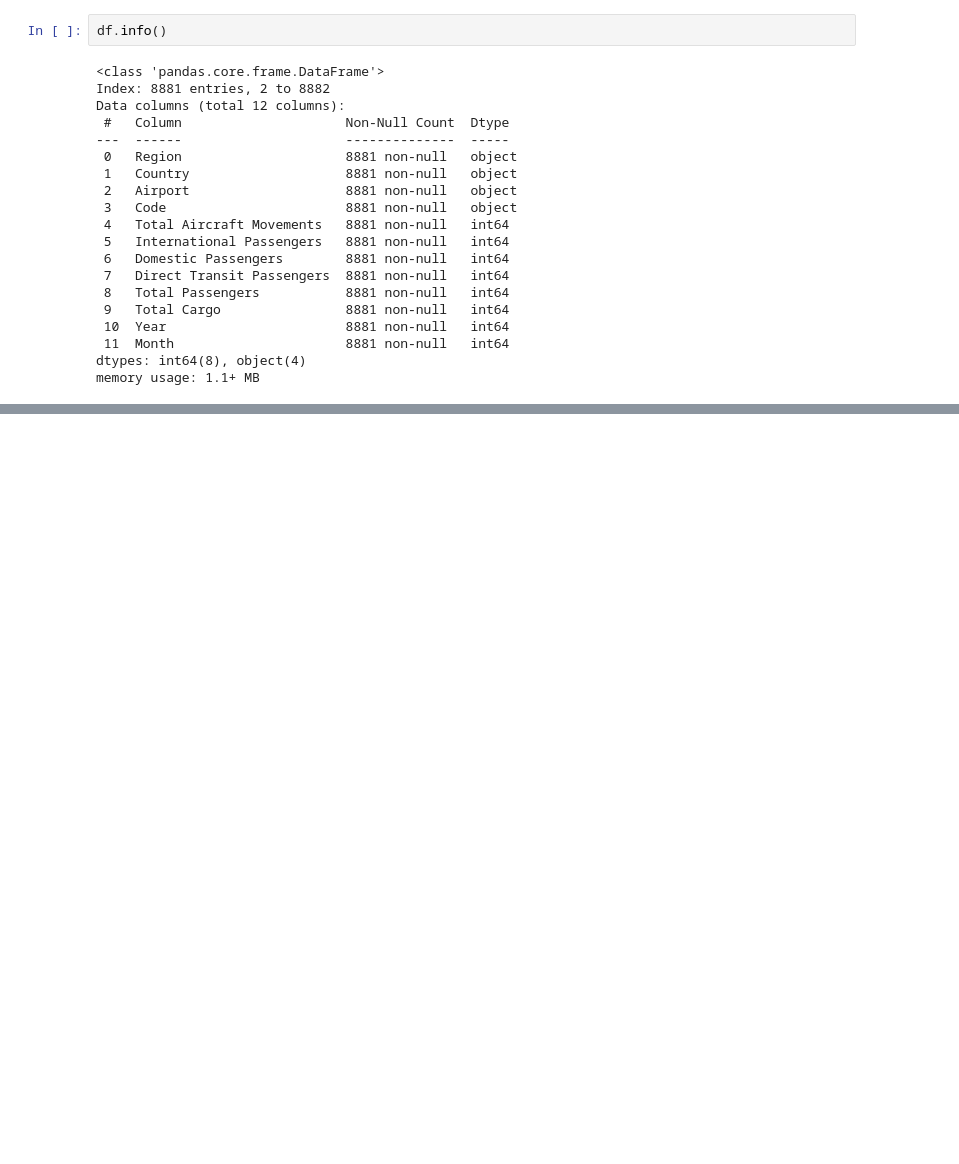
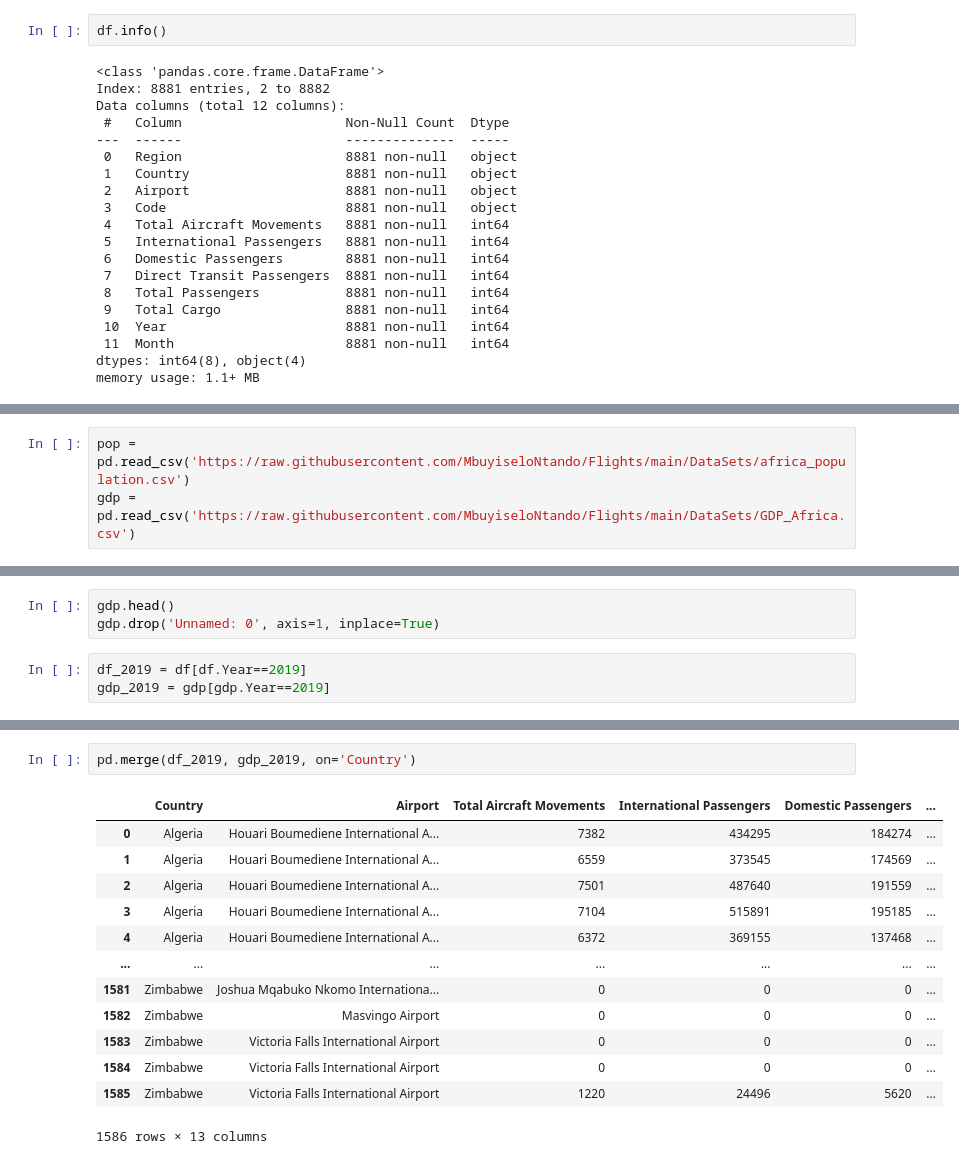
Before and after one commit to MbuyiseloNtando/Flights, a Jupyter notebook: Africa.ipynb, the cells around one changed output, grey strips where cells are left out. Drawn from its saved outputs; the diff is of its cells as text; blank space fills up the shorter version.

```diff
--- a/Africa.ipynb
+++ b/Africa.ipynb
@@ -163,0 +155,3 @@ Countr_TotMove.plot(kind = 'bar')
+# %%
+pop = pd.read_csv('https://raw.githubusercontent.com/MbuyiseloNtando/Flights/main/DataSets/africa_population.csv')
+gdp = pd.read_csv('https://raw.githubusercontent.com/MbuyiseloNtando/Flights/main/DataSets/GDP_Africa.csv')
@@ -163,0 +169,6 @@ Countr_TotMove.plot(kind = 'bar')
+# %%
+gdp.head()
+gdp.drop('Unnamed: 0', axis=1, inplace=True)
+# %%
+df_2019 = df[df.Year==2019]
+gdp_2019 = gdp[gdp.Year==2019]
@@ -163,0 +192,16 @@ Countr_TotMove.plot(kind = 'bar')
+# %%
+pd.merge(df_2019, gdp_2019, on='Country')
+# %% [output]
+|  | Country | Airport | Total Aircraft Movements | International Passengers | Domestic Passengers | ... |
+| 0 | Algeria | Houari Boumediene International A... | 7382 | 434295 | 184274 | ... |
+| 1 | Algeria | Houari Boumediene International A... | 6559 | 373545 | 174569 | ... |
+| 2 | Algeria | Houari Boumediene International A... | 7501 | 487640 | 191559 | ... |
+| 3 | Algeria | Houari Boumediene International A... | 7104 | 515891 | 195185 | ... |
+| 4 | Algeria | Houari Boumediene International A... | 6372 | 369155 | 137468 | ... |
+| ... | ... | ... | ... | ... | ... | ... |
+| 1581 | Zimbabwe | Joshua Mqabuko Nkomo Internationa... | 0 | 0 | 0 | ... |
+| 1582 | Zimbabwe | Masvingo Airport | 0 | 0 | 0 | ... |
+| 1583 | Zimbabwe | Victoria Falls International Airport | 0 | 0 | 0 | ... |
+| 1584 | Zimbabwe | Victoria Falls International Airport | 0 | 0 | 0 | ... |
+| 1585 | Zimbabwe | Victoria Falls International Airport | 1220 | 24496 | 5620 | ... |
+1586 rows × 13 columns
```
Also changed, not shown: parts of 9 cells of this notebook.
